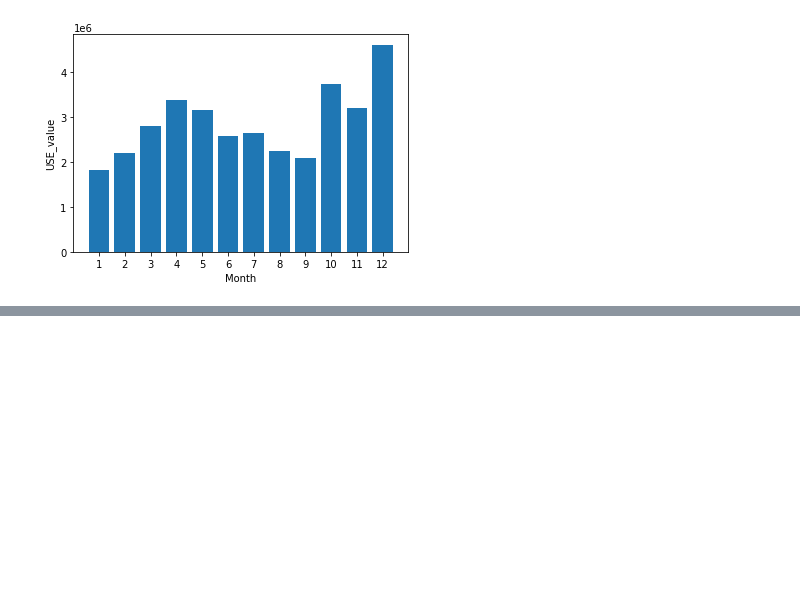
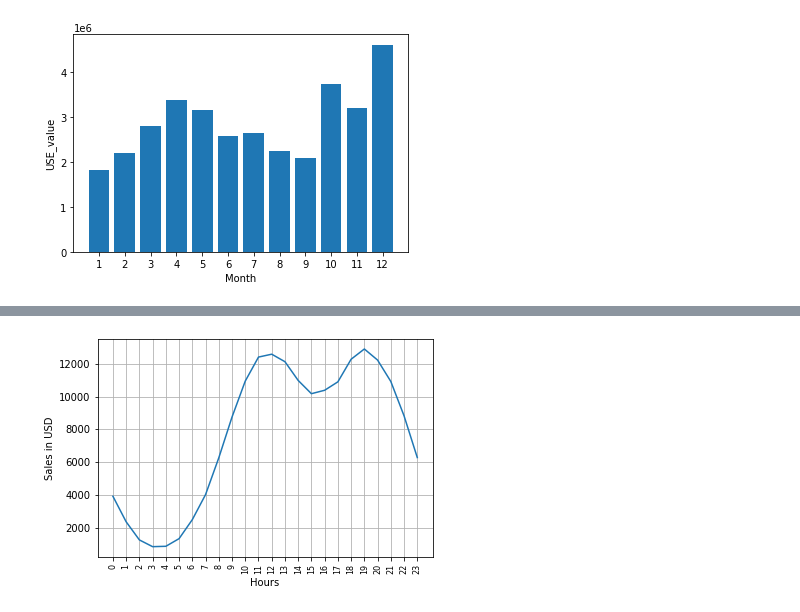
Before and after one commit to quhuyyy/Project-mini-, a Jupyter notebook: Welcome_to_Colaboratory.ipynb, the cells around one changed output, grey strips where cells are left out. Drawn from its saved outputs; the diff is of its cells as text; code cells hidden in the pictures; blank space fills up the shorter version.

```diff
--- a/Welcome_to_Colaboratory.ipynb
+++ b/Welcome_to_Colaboratory.ipynb
@@ -219,0 +240,13 @@ AttributeError: ignored
+# %%
+df['Order Date'] = pd.to_datetime(df['Order Date'])
+df['Hours'] = df['Order Date'].dt.hour
+sales_value_hours = df.groupby('Hours').count()['Sales']
+hours = [hour for hour, sales in sales_value_hours.items()]
+plt.plot(hours, sales_value_hours)
+plt.grid()
+plt.xticks(hours, rotation=90, size=8)
+plt.xlabel('Hours')
+plt.ylabel('Sales in USD')
+plt.show()
+# %% [output]
+[figure, added]
```
Also changed, not shown: parts of 17 cells of this notebook.
